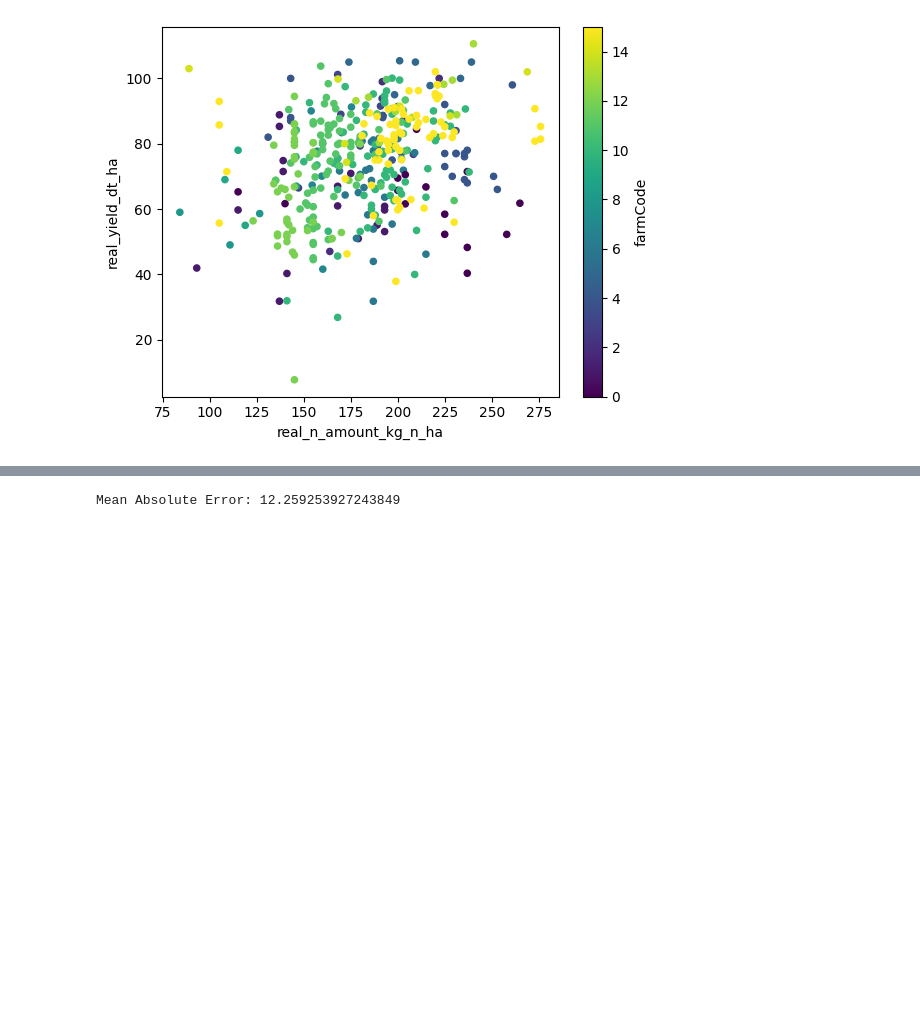
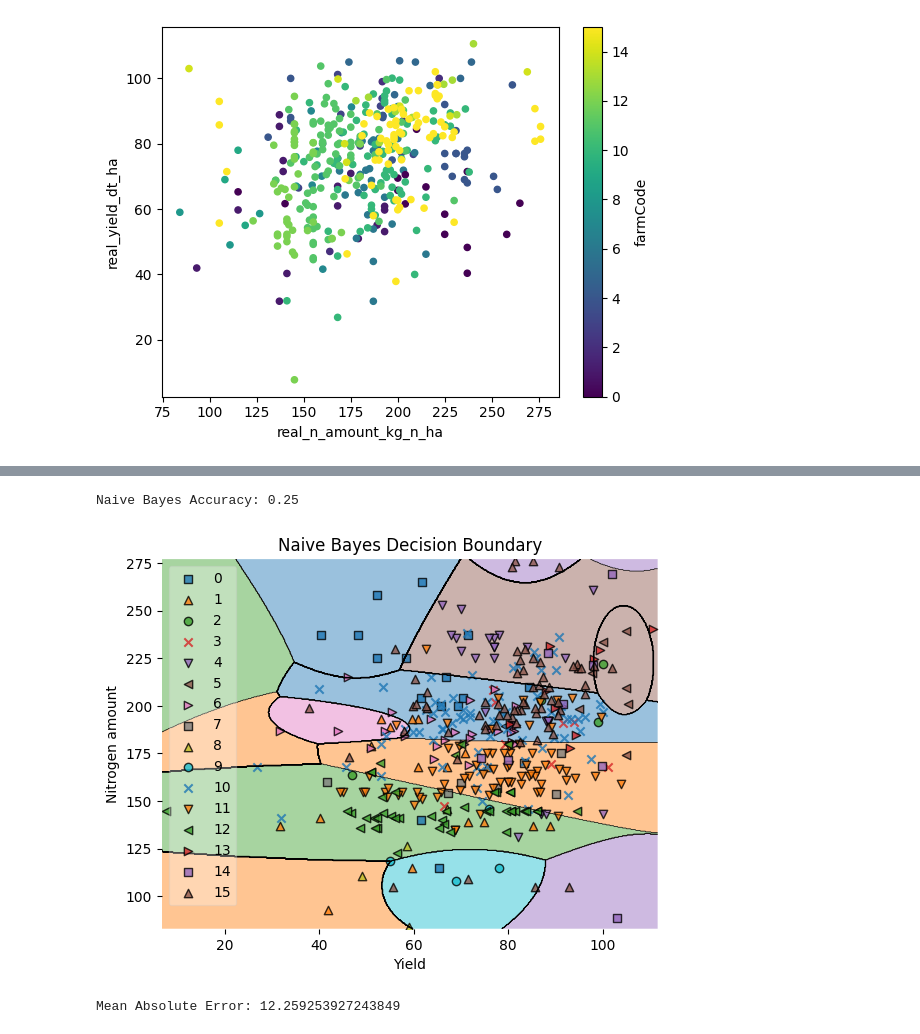
Before and after one commit to serbanradulescu/fded-proj, a Jupyter notebook: project.ipynb, the cells around one changed output, grey strips where cells are left out. Cells and saved outputs as stored; diff of their text form; code cells hidden in the pictures; blank space fills up the shorter version.

```diff
--- a/project.ipynb
+++ b/project.ipynb
@@ -181,3 +181,29 @@ plt.show()
+# %%
+from sklearn.naive_bayes import GaussianNB
+from sklearn.metrics import accuracy_score
+
+# Define the Gaussian Naive Bayes model
+gnb = GaussianNB()
+
+# Fit the model to the training data
+gnb.fit(X_train, y_train)
+
+# Predict the labels for the test set
+y_pred_nb = gnb.predict(X_test)
+
+# Calculate the accuracy of the model
+accuracy_nb = accuracy_score(y_test, y_pred_nb)
+print(f"Naive Bayes Accuracy: {accuracy_nb}")
+
+# Plot the decision boundary
+plot_decision_regions(X.values, y.values, clf=gnb, legend=2)
+plt.xlabel("Yield")
+plt.ylabel("Nitrogen amount")
+plt.title("Naive Bayes Decision Boundary")
+plt.show()
+# %% [output]
+Naive Bayes Accuracy: 0.25
+[figure, added]
 # %%
 # This really does not tell us much, let's try to use the yield as target
 X = df[["real_n_amount_kg_n_ha"]]
```
Also changed, not shown: parts of 10 cells of this notebook.
